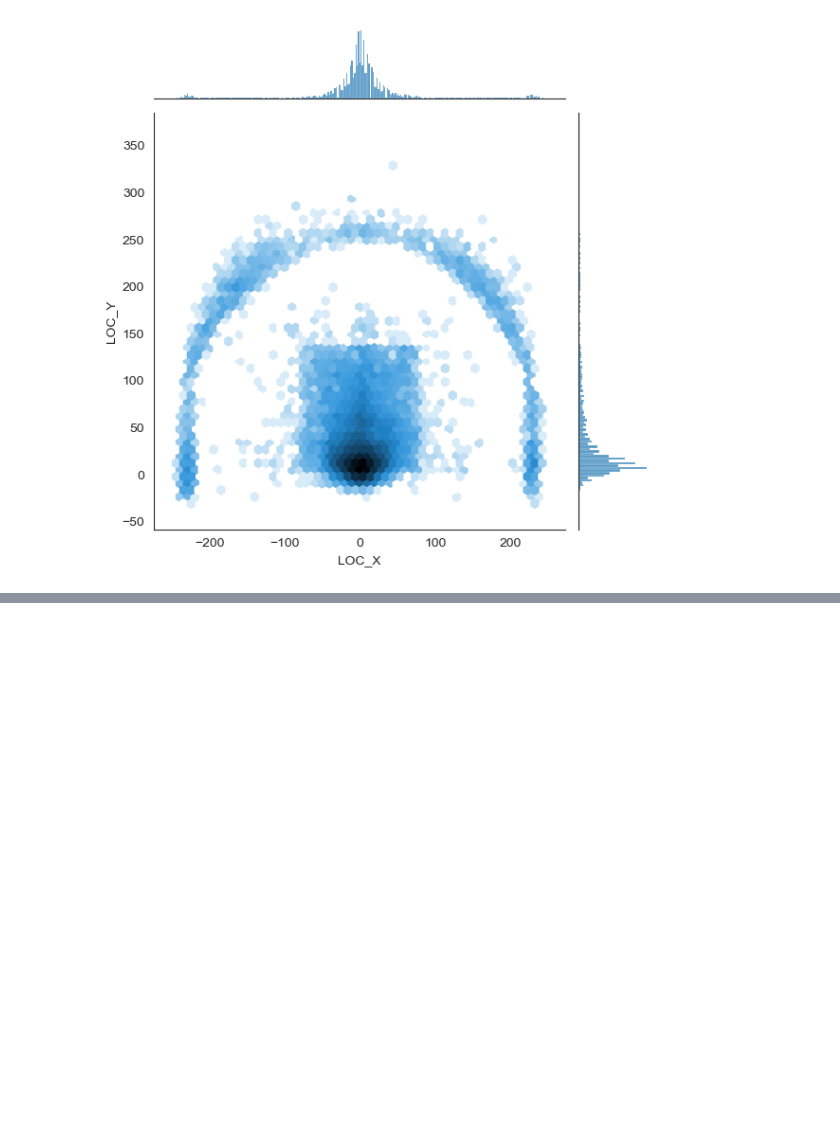
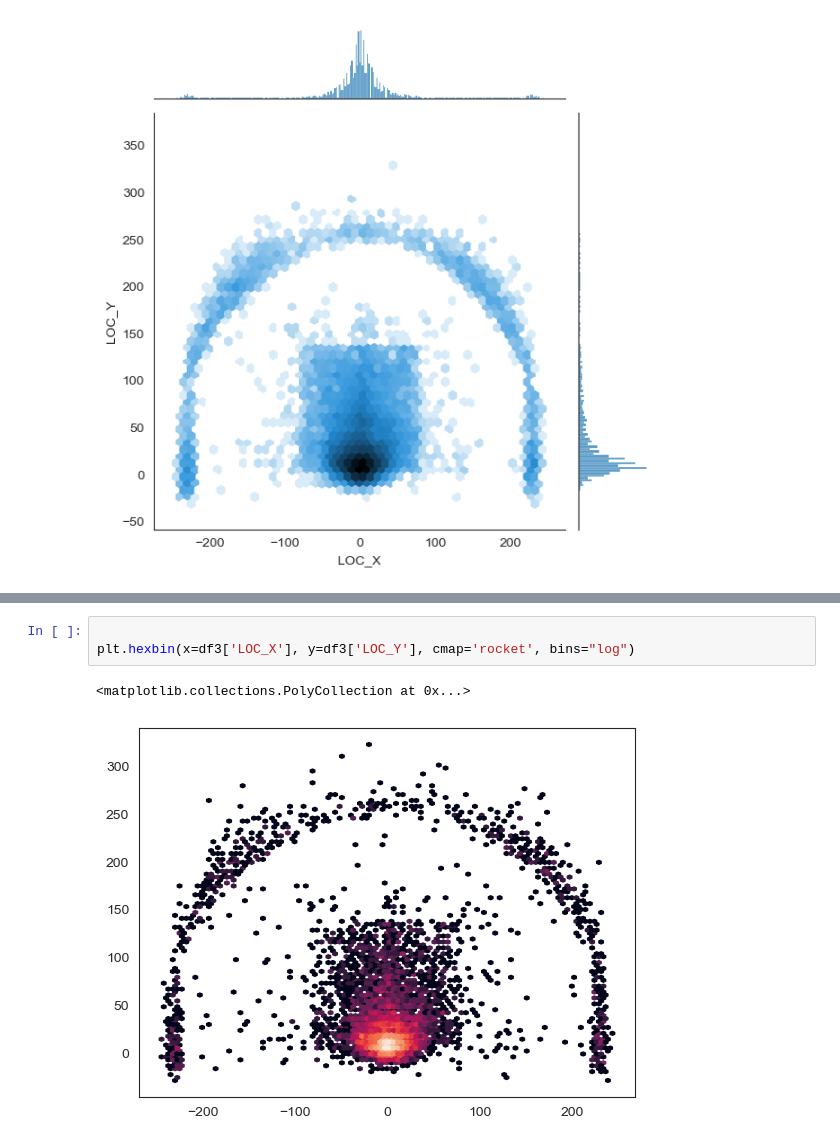
Before and after one commit to carlsonhu225-source/data7001_g02, a Jupyter notebook: NBA_heatmap.ipynb, the cells around one changed output, grey strips where cells are left out. Cells and saved outputs as stored; diff of their text form; blank space fills up the shorter version.

```diff
--- a/NBA_heatmap.ipynb
+++ b/NBA_heatmap.ipynb
@@ -85,0 +113,6 @@ plt.show()
+# %%
+
+plt.hexbin(x=df3['LOC_X'], y=df3['LOC_Y'], cmap='rocket', bins="log")
+# %% [output]
+<matplotlib.collections.PolyCollection at 0x...>
+[figure, added]
```
Also changed, not shown: parts of 1 cell of this notebook.
